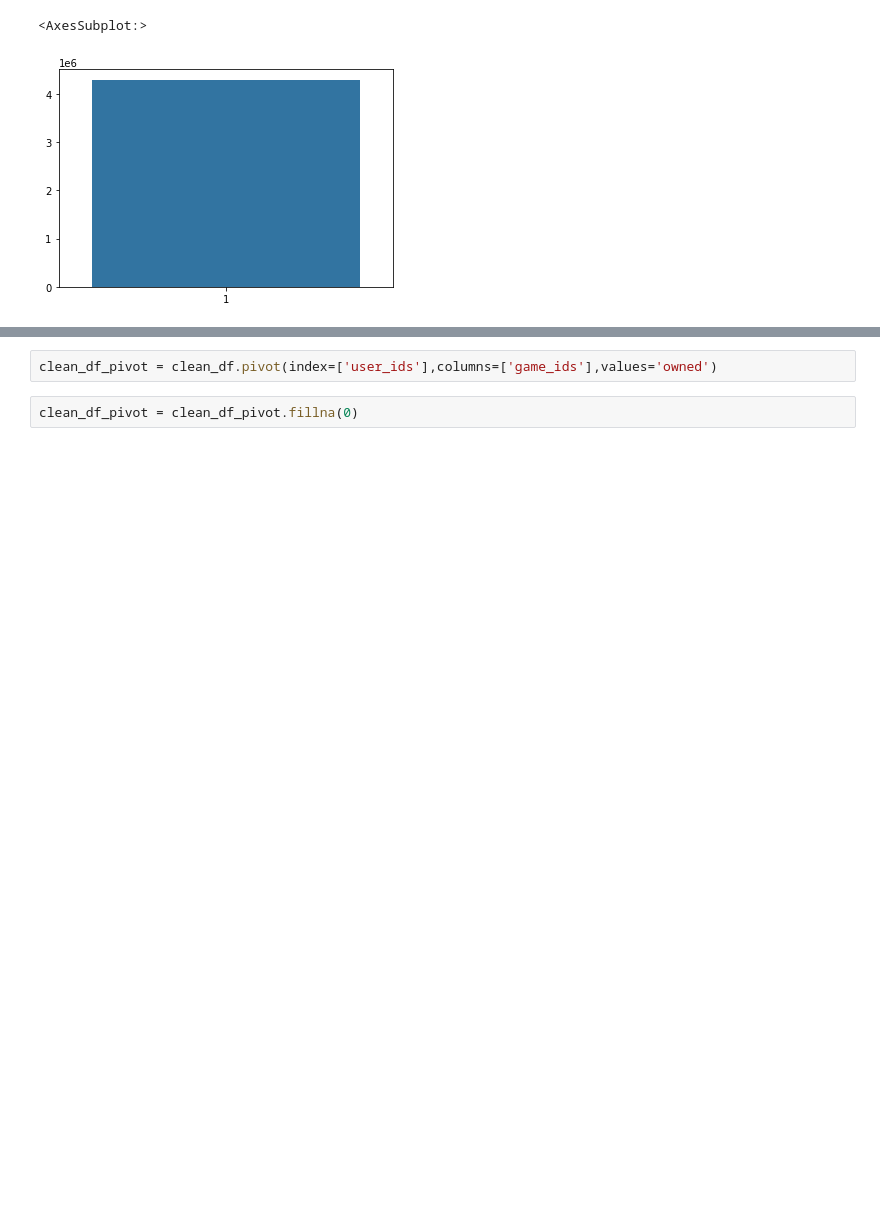
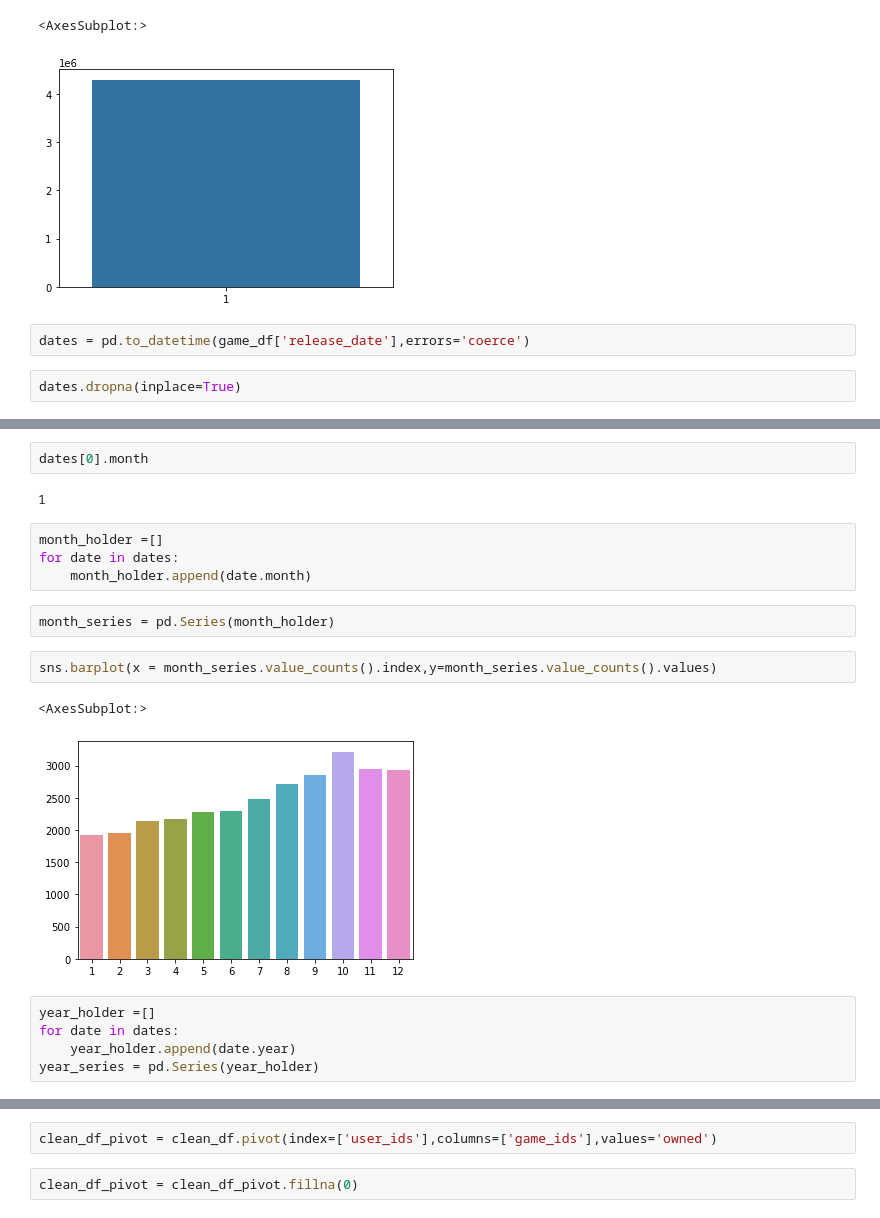
Before and after one commit to JakeAsh22/steam-rec-system, a Jupyter notebook: get_data.ipynb, the cells around one changed output, grey strips where cells are left out. Drawn from its saved outputs; the diff is of its cells as text; blank space fills up the shorter version.

```diff
--- a/get_data.ipynb
+++ b/get_data.ipynb
@@ -260,3 +293,7 @@ sns.barplot(x=clean_df['owned'].value_counts().index,y=clean_df['owned'].value_c
 # %% [output]
 <AxesSubplot:>
 [figure]
+# %%
+dates = pd.to_datetime(game_df['release_date'],errors='coerce')
+# %%
+dates.dropna(inplace=True)
@@ -262,0 +315,20 @@ sns.barplot(x=clean_df['owned'].value_counts().index,y=clean_df['owned'].value_c
+# %%
+dates[0].month
+# %% [output]
+1
+# %%
+month_holder =[]
+for date in dates:
+    month_holder.append(date.month)
+# %%
+month_series = pd.Series(month_holder)
+# %%
+sns.barplot(x = month_series.value_counts().index,y=month_series.value_counts().values)
+# %% [output]
+<AxesSubplot:>
+[figure, added]
+# %%
+year_holder =[]
+for date in dates:
+    year_holder.append(date.year)
+year_series = pd.Series(year_holder)
```
Also changed, not shown: parts of 17 cells of this notebook.
